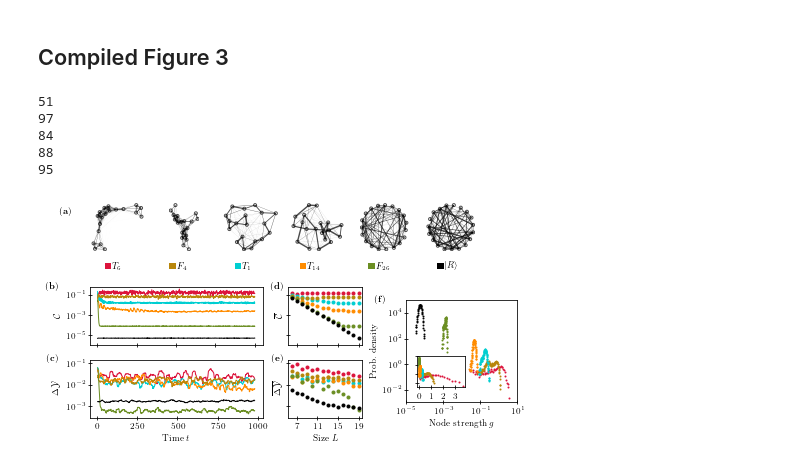
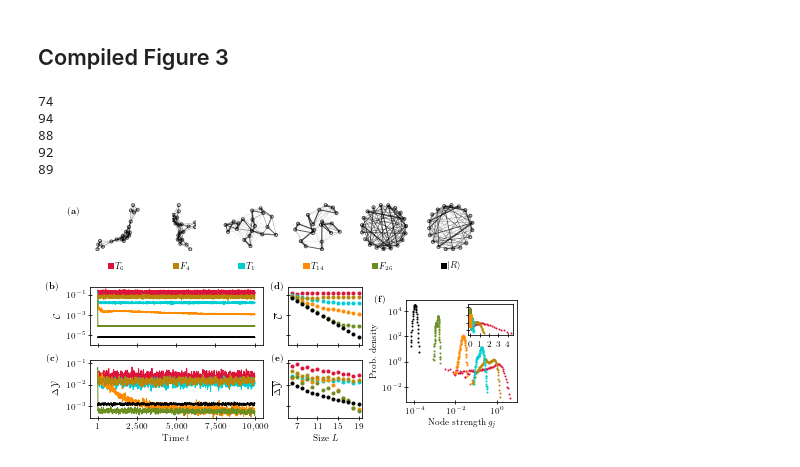
Before and after one commit to lhillber/qca, a Jupyter notebook: notebooks/figure3.ipynb, the cells around one changed output. Drawn from its saved outputs; the diff is of its cells as text; code cells hidden in the pictures.

```diff
--- a/notebooks/figure3.ipynb
+++ b/notebooks/figure3.ipynb
@@ -118,11 +119,12 @@ def network_measure_timeseries(QS, ICs, Rs, Li=-1, t0=2, order=1, axs=None):
     for ICi, IC in enumerate(ICs):
         for Ri, R in enumerate(Rs):
             Q = Qs[ICi, Ri, Li]
-            if IC[0] == "R":
-                RC += Q.get_measure(f"P_{order}", save=True)[int(t0/Q.dt)::int(1/Q.dt)] / len(Rs)
+            if IC[0] == "P":
+                RC += Q.get_measure(f"C_{order}", save=True)[int(t0/Q.dt)::int(1/Q.dt)] / len(Rs)
                 RDY += Q.get_measure(f"DY_{order}", save=True)[int(t0/Q.dt):-1:int(1/Q.dt)] / len(Rs)
+
             else:
-                axs[0].plot(Q.ts[int(t0/Q.dt):], Q.get_measure("P_1", save=True)[int(t0/Q.dt):], c=colors[R], lw=1)
+                axs[0].plot(Q.ts[int(t0/Q.dt):], Q.get_measure("C_1", save=True)[int(t0/Q.dt):], c=colors[R], lw=1)
 
                 axs[1].plot(Q.ts[int(t0/Q.dt):1-int(Q.L/Q.dt)],
                             Q.get_measure("DY_1", save=True)[int(t0/Q.dt):],
@@ -136,7 +138,7 @@ def network_measure_timeseries(QS, ICs, Rs, Li=-1, t0=2, order=1, axs=None):
     #axs[0].set_xscale("log")
     axs[0].set_ylabel(names["C"])
 
-    axs[1].plot(Q.ts[int(t0/Q.dt):1-int(Q.L/Q.dt):int(1/Q.dt)], RDY, c="k", lw=1)
+    axs[1].plot(Q.ts[int(t0/Q.dt):-int(Q.L/Q.dt):int(1/Q.dt)], RDY, c="k", lw=1)
     axs[1].set_yscale("log")
     #axs[1].set_xscale("log")
     axs[1].set_ylabel(names["DY"])
@@ -162,5 +165,0 @@ Qs[0,3,-1].get_measure("DY_1")[500:].max()/Qs[0,1,-1].get_measure("DY_1")[500:].
-# %%
-for Ri, R in enumerate(Rs):
-    plt.hist(Qs[1,Ri,-1].C(1), bins=np.geomspace(3e-5,5e-1,100), color=colors[R], zorder=4-Ri);
-    plt.yscale("log")
-    plt.xscale("log")
@@ -257,9 +235,10 @@ def network_strength_distribution(Qs, ICs, Rs, Li=-1, t0=None, ax=None, inset=Tr
     if ax is None:
         fig, ax = plt.subplots(1,1)
     if inset:
-        axins = ax.inset_axes([0.1, 0.15, 0.43, 0.3])
+        #axins = ax.inset_axes([0.05, 0.15, 0.43, 0.3])
+        axins = ax.inset_axes([.56, 0.66, 0.4, 0.3])
     Rhist = 0
-    Rbins = np.logspace(np.log10(1e-5), np.log10(1e-4), 100)
+    Rbins = np.logspace(np.log10(5e-5), np.log10(5e-4), 100)
     for ICi, IC in enumerate(ICs):
         for Ri, R in enumerate(Rs):
             Q = Qs[ICi, Ri, Li]
@@ -267,7 +246,7 @@ def network_strength_distribution(Qs, ICs, Rs, Li=-1, t0=None, ax=None, inset=Tr
                 t0= int(Q.T/2)
             M = Q.MI(1, save=True)[int(t0/Q.dt)::int(1/Q.dt)].sum(axis=1).ravel()
             M = M[M>1e-10]
-            if IC[0] != "R":
+            if IC[0] != "P":
                 mx = np.max(M)
                 mn = np.min(M)
                 hist, edges = np.histogram(M, density=True,
@@ -307,17 +286,21 @@ def network_strength_distribution(Qs, ICs, Rs, Li=-1, t0=None, ax=None, inset=Tr
     ax.set_xscale("log")
     if inset:
         axins.set_yscale("log")
-        Mijticks = [0, 1, 2, 3]
+        Mijticks = [0, 1, 2, 3, 4]
         probticks = [1e-2, 1e0, 1e2, 1e4]
-
+        exps = [-2, 0, 2, 4]
+        axins.set_ylim(ax.get_ylim())
         axins.set_xticks(Mijticks)
         axins.set_yticks(probticks)
+        #axins.set_yticklabels(["$10^{%s}$"%e for e in exps])
         axins.set_yticklabels([])
         axins.tick_params(axis="both", direction="inout")
         axins.tick_params(axis="both", direction="inout")
 
-    ax.set_xlabel("Node strength $g$")
+    ax.set_xlabel("Node strength $g_j$")
     ax.set_ylabel("Prob. density")
+    #xs =  np.logspace(np.log10(5e-5), np.log10(1e1), 100)
+    #ax.plot(xs, 1e-3/xs)
 # %%
 network_strength_distribution(Qs, ICs, Rs, Li=-1, inset=False)
 # %% [output]
@@ -356,7 +339,7 @@ def netviz(QS, ICs, Rs, Rorder=None, Li=-1, t0=455, axs=None, statestrs=["R"]):
     for ICi, IC in enumerate(ICs):
         for axi, R in enumerate(Rorder):
             Ri = Rs.index(R)
-            if IC[0] != "R":
+            if IC[0] != "P":
                 legend_els += [Patch(facecolor=colors[R], edgecolor=None, label=names[R])]
                 Q = Qs[ICi, Ri, Li]
                 M = Q.MI(1)[int(t0/Q.dt)]
@@ -386,6 +369,8 @@ netviz(Qs, ICs, Rs, Rorder=[6,4,1,14,26])
 ## Compiled Figure 3
 # %%
 from matplotlib.gridspec import GridSpec
+from matplotlib.ticker import FuncFormatter
+
 fig = plt.figure(figsize=(2*3.375, 3.55))
 gs1 = GridSpec(1, 6)
 gs1.update(left=0.1, right=0.9, bottom=0.79, top=0.98)
@@ -410,46 +395,50 @@ Cylim = [1e-6, 0.6]
 Yylim = [3e-4, 0.15]
 Cyticks = [1e-5, 1e-3, 1e-1]
 Yyticks = [1e-3, 1e-2, 1e-1]
-timeticks = [0, 250, 500, 750, 1000]
+timeticks = [1, 2500, 5000, 7500, 10000]
 Lticks = [7, 11, 15, 19]
 
-Mijticks = [1e-5, 1e-3, 1e-1, 1e1]
+Mijticks = [1e-4, 1e-2, 1e0]
 probticks = [1e-2, 1e0, 1e2, 1e4]
 
 netdist_ax.set_xticks(Mijticks)
 netdist_ax.set_yticks(probticks)
 netdist_ax.tick_params(axis="both", direction="inout")
 netdist_ax.tick_params(axis="both", direction="inout")
+netdist_ax.set_xlim(right=10)
 
 timeseries_axs[1].set_xticks(timeticks)
 timeseries_axs[0].set_xticks(timeticks)
+timeseries_axs[1].get_xaxis().set_major_formatter(
+    FuncFormatter(lambda x, p: format(int(x), ',')))
+
 Lscaling_axs[0].set_xticks(Lticks)
 Lscaling_axs[1].set_xticks(Lticks)
 Lscaling_axs[0].yaxis.labelpad = -1
 Lscaling_axs[1].yaxis.labelpad = -1
 for axs in [timeseries_axs, Lscaling_axs]:
     axs[0].set_yticks(Cyticks)
     axs[0].set_ylim(Cylim)
     axs[0].minorticks_off()
     axs[0].set_xticklabels([])
     axs[0].tick_params(axis="both", direction="inout")
     axs[1].minorticks_off()
     axs[1].set_yticks(Yyticks)
     axs[1].set_ylim(Yylim)
     axs[1].tick_params(axis="both", direction="inout")
 
 lettering(netviz_axs[0], -0.5, 0.8, 0)
 lettering(timeseries_axs[0], -0.22, 1.0, 1)
 lettering(timeseries_axs[1], -0.22, 1.0, 2)
 lettering(Lscaling_axs[0], -0.155, 1.0, 3)
 lettering(Lscaling_axs[1], -0.155, 1.0, 4)
 lettering(netdist_ax, -0.23, 1.0, 5)
 
-plt.savefig("figures/figure3_V13.pdf")
+plt.savefig("figures/figure3_V14.pdf")
 # %% [output]
-51
-97
-84
+74
+94
 88
-95
+92
+89
-[figure, old version]
+[figure, new version]
```
Also changed, not shown: parts of 14 cells of this notebook, 32 other files.
